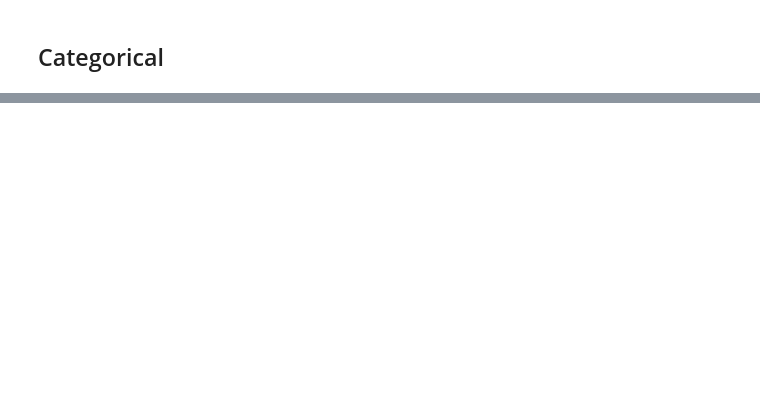
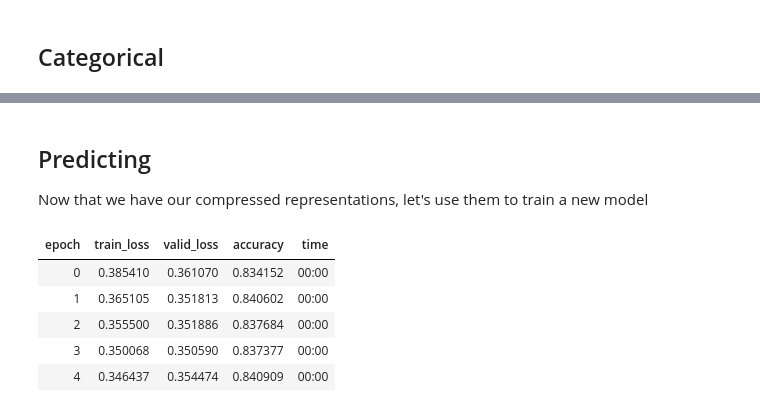
Before and after one commit to EtienneT/TabularVAE, a Jupyter notebook: TabularAE.ipynb, the cells around one changed output, grey strips where cells are left out. Saved outputs shown, nothing was run; the diff lists cells and outputs as text; code cells hidden in the pictures; blank space fills up the shorter version.

```diff
--- a/TabularAE.ipynb
+++ b/TabularAE.ipynb
@@ -368 +348,5 @@ accuracy.mean(axis=1)
 dtype: float64
+# %% [markdown]
+## Predicting
+
+Now that we have our compressed representations, let's use them to train a new model
@@ -368,0 +367,6 @@ dtype: float64
+# %%
+df_outs[list(range(0,128))] = df_outs[list(range(0,128))].astype(np.float16)
+# %%
+cont_names = list(range(0,128))
+to = TabularPandas(df_outs, procs = [Normalize], cont_names=cont_names, splits=splits, y_names=['salary'], reduce_memory=False,
+                   y_block=CategoryBlock())
@@ -368,0 +375,16 @@ dtype: float64
+# %%
+def accuracy(inp, targ, axis=-1):
+    "Compute accuracy with `targ` when `pred` is bs * n_classes"
+    pred,targ = flatten_check(inp.argmax(dim=axis), targ)
+    return (pred == targ).float().mean()
+# %%
+learn = tabular_learner(dls, layers=[200,100], metrics=[accuracy])
+# %%
+learn.fit(5, 1e-2)
+# %% [output]
+| epoch | train_loss | valid_loss | accuracy | time |
+| 0 | 0.385410 | 0.361070 | 0.834152 | 00:00 |
+| 1 | 0.365105 | 0.351813 | 0.840602 | 00:00 |
+| 2 | 0.355500 | 0.351886 | 0.837684 | 00:00 |
+| 3 | 0.350068 | 0.350590 | 0.837377 | 00:00 |
+| 4 | 0.346437 | 0.354474 | 0.840909 | 00:00 |
```
Also changed, not shown: parts of 81 cells of this notebook.
